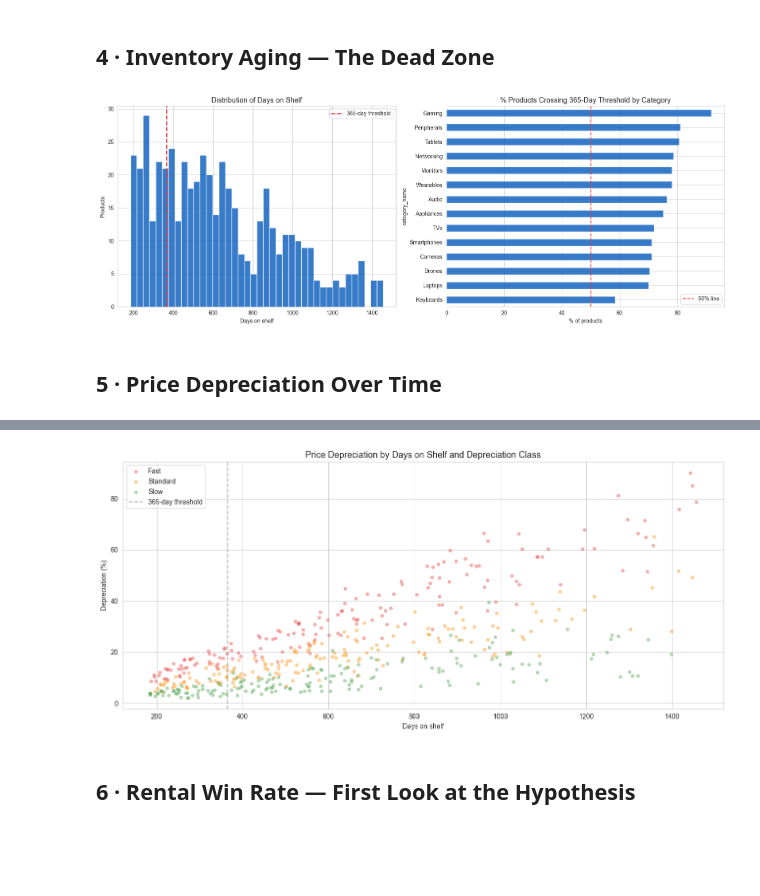
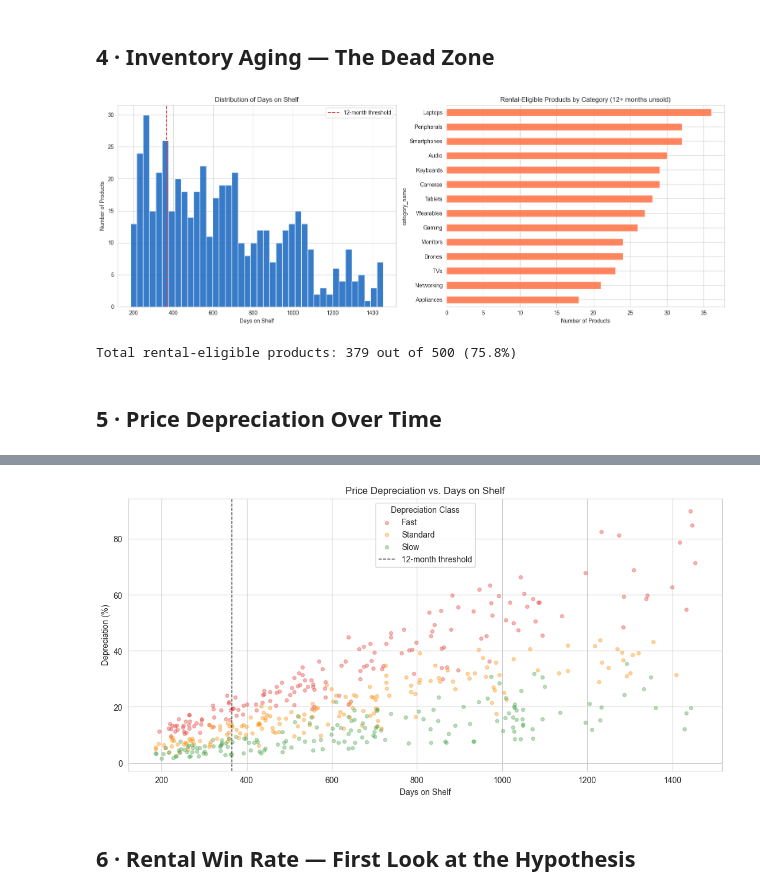
Before and after one commit to letter-b/finalproject, a Jupyter notebook: notebooks/02_eda.ipynb, the cells around one changed output, grey strips where cells are left out. Cells and saved outputs as stored; diff of their text form; code cells hidden in the pictures; blank space fills up the shorter version.

```diff
--- a/notebooks/02_eda.ipynb
+++ b/notebooks/02_eda.ipynb
@@ -170,7 +146,8 @@ plt.show()
 # %% [markdown]
 ## 4 · Inventory Aging — The Dead Zone
 # %%
-# Products that crossed the 365-day threshold (the case for rental eligibility)
+# How long have products been sitting unsold?
+# The 365-day mark is the threshold for rental eligibility — our "dead zone"
 products_copy = products.copy()
 products_copy["listed_date"] = pd.to_datetime(products_copy["listed_date"])
 products_copy["days_on_shelf"] = (pd.Timestamp("2024-12-31") - products_copy["listed_date"]).dt.days
@@ -178,46 +155,59 @@ products_copy = products_copy.merge(categories[["category_id", "category_name"]]
 
 fig, axes = plt.subplots(1, 2, figsize=(16, 6))
 
-# Distribution of days on shelf
+# Left: distribution of all products by days on shelf
 axes[0].hist(products_copy["days_on_shelf"], bins=40, color="#1565C0", edgecolor="white", alpha=0.85)
-axes[0].axvline(x=365, color="#E53935", linestyle="--", linewidth=2, label="365-day threshold")
-axes[0].set_title("Distribution of Days on Shelf", fontsize=13)
-axes[0].set_xlabel("Days on shelf"); axes[0].set_ylabel("Products")
+axes[0].axvline(x=365, color="#E53935", linestyle="--", linewidth=1.5, label="12-month threshold")
+axes[0].set_title("Distribution of Days on Shelf")
+axes[0].set_xlabel("Days on Shelf")
+axes[0].set_ylabel("Number of Products")
 axes[0].legend()
 
-# % crossing 365-day threshold by category
-over_365 = products_copy.groupby("category_name").apply(
-    lambda x: (x["days_on_shelf"] >= 365).mean() * 100
-).sort_values(ascending=True)
-over_365.plot(kind="barh", ax=axes[1], color="#1565C0", alpha=0.85)
-axes[1].axvline(x=50, color="#E53935", linestyle="--", linewidth=1.5, label="50% line")
-axes[1].set_title("% Products Crossing 365-Day Threshold by Category", fontsize=13)
-axes[1].set_xlabel("% of products"); axes[1].legend()
+# Right: how many rental-eligible items per category?
+eligible = products_copy[products_copy["days_on_shelf"] >= 365]
+eligible_count = eligible.groupby("category_name").size().sort_values()
+
+eligible_count.plot(kind="barh", ax=axes[1], color="#FF7043", alpha=0.85)
+axes[1].set_title("Rental-Eligible Products by Category (12+ months unsold)")
+axes[1].set_xlabel("Number of Products")
 
 plt.tight_layout()
 plt.savefig(f"{FIGURES_DIR}/inventory_aging.png", dpi=150, bbox_inches="tight")
 plt.show()
+
+print(f"Total rental-eligible products: {len(eligible):,} out of {len(products_copy):,} ({len(eligible)/len(products_copy)*100:.1f}%)")
 # %% [output]
-[figure, old version]
+[figure, new version]
+Total rental-eligible products: 379 out of 500 (75.8%)
 # %% [markdown]
 ## 5 · Price Depreciation Over Time
 # %%
+# How much value have products lost over time, and does it vary by depreciation class?
+# depreciation_class (fast/standard/slow) is set per category in our data model
 products_copy["depreciation_pct"] = (
     (products_copy["original_retail_price"] - products_copy["current_depreciated_value"])
     / products_copy["original_retail_price"] * 100
 )
-dep_class = products_copy.merge(categories[["category_id", "depreciation_class"]], on="category_id", suffixes=("", "_c"))
+
+# Add depreciation class from categories
+dep_class = products_copy.merge(
+    categories[["category_id", "depreciation_class"]],
+    on="category_id"
+)
 
 fig, ax = plt.subplots(figsize=(13, 6))
-for dep, color in [("fast", "#E53935"), ("standard", "#FB8C00"), ("slow", "#43A047")]:
+
+colors = {"fast": "#E53935", "standard": "#FB8C00", "slow": "#43A047"}
+for dep, color in colors.items():
     subset = dep_class[dep_class["depreciation_class"] == dep]
     ax.scatter(subset["days_on_shelf"], subset["depreciation_pct"],
                alpha=0.35, s=18, color=color, label=dep.capitalize())
 
-ax.axvline(x=365, color="gray", linestyle="--", alpha=0.6, label="365-day threshold")
-ax.set_xlabel("Days on shelf"); ax.set_ylabel("Depreciation (%)")
-ax.set_title("Price Depreciation by Days on Shelf and Depreciation Class", fontsize=13)
-ax.legend(); plt.tight_layout()
-plt.savefig(f"{FIGURES_DIR}/price_depreciation.png", dpi=150, bbox_inches="tight")
-plt.show()
+ax.axvline(x=365, color="black", linestyle="--", linewidth=1, label="12-month threshold")
+ax.set_title("Price Depreciation vs. Days on Shelf")
+ax.set_xlabel("Days on Shelf")
+ax.set_ylabel("Depreciation (%)")
+ax.legend(title="Depreciation Class")
+
+plt
 # %% [output]
@@ -224,3 +215,3 @@ plt.show()
-[figure, old version]
+[figure, new version]
 # %% [markdown]
 ## 6 · Rental Win Rate — First Look at the Hypothesis
```
Also changed, not shown: parts of 22 cells of this notebook, 25 other files.
